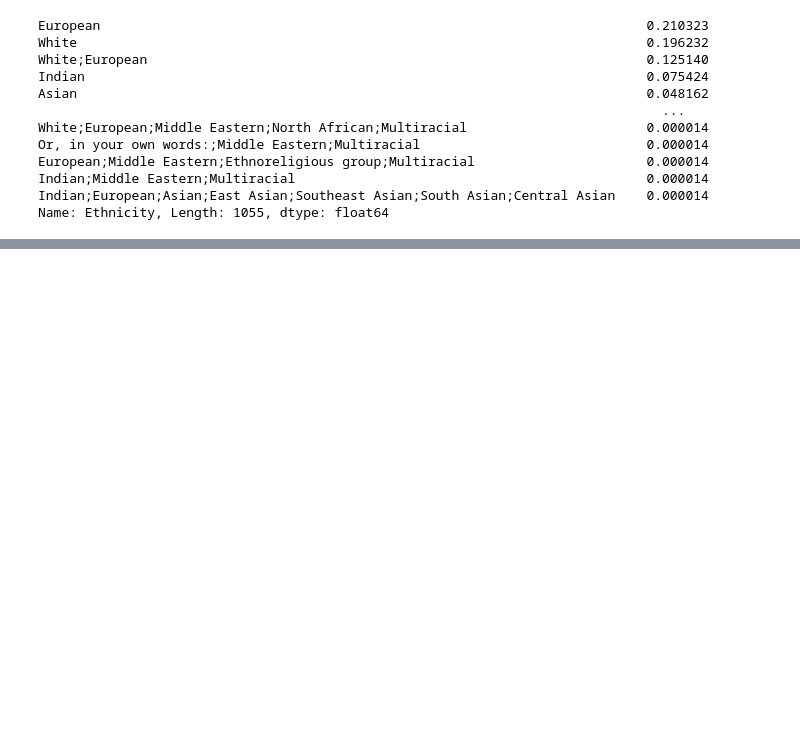
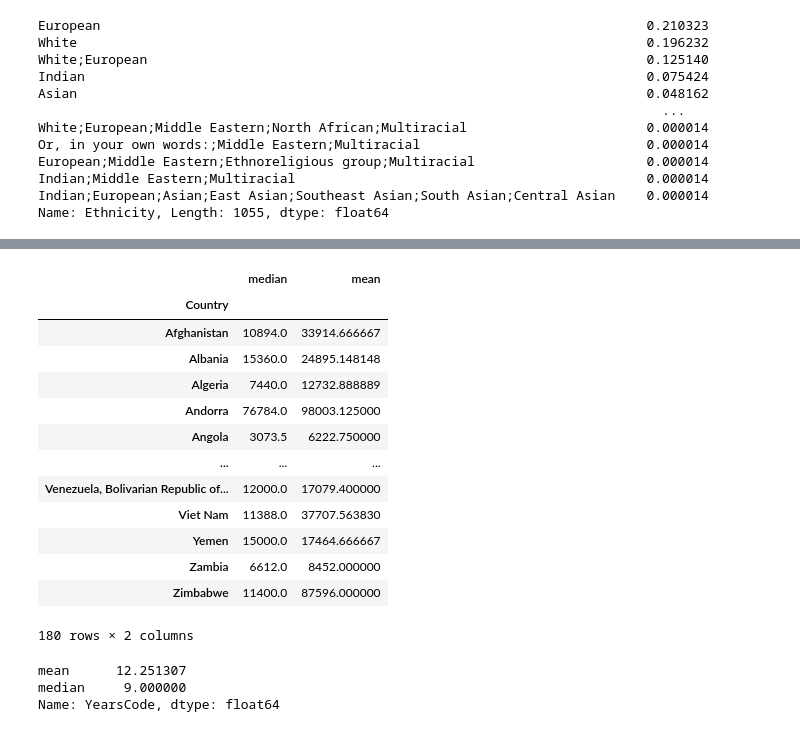
Before and after one commit to MohamoudAli12/PythonCodes, a Jupyter notebook: Data/StackOverFlowSurvey.ipynb, the cells around one changed output, grey strips where cells are left out. Drawn from its saved outputs; the diff is of its cells as text; code cells hidden in the pictures; blank space fills up the shorter version.

```diff
--- a/Data/StackOverFlowSurvey.ipynb
+++ b/Data/StackOverFlowSurvey.ipynb
@@ -209,3 +209,7 @@ European;Middle Eastern;Ethnoreligious group;Multiracial                      0.
 Indian;Middle Eastern;Multiracial                                             0.000014
 Indian;European;Asian;East Asian;Southeast Asian;South Asian;Central Asian    0.000014
 Name: Ethnicity, Length: 1055, dtype: float64
+# %%
+country_grp = df.groupby(['Country'])
+country_grp.get_group('Somalia')
+#country_grp['Employment'].value_counts()
@@ -211,0 +231,28 @@ Name: Ethnicity, Length: 1055, dtype: float64
+# %%
+country_grp['Annual_Salary_USD'].agg(['median','mean'])
+# %% [output]
+|  | median | mean |
+| Country |  |  |
+| Afghanistan | 10894.0 | 33914.666667 |
+| Albania | 15360.0 | 24895.148148 |
+| Algeria | 7440.0 | 12732.888889 |
+| Andorra | 76784.0 | 98003.125000 |
+| Angola | 3073.5 | 6222.750000 |
+| ... | ... | ... |
+| Venezuela, Bolivarian Republic of... | 12000.0 | 17079.400000 |
+| Viet Nam | 11388.0 | 37707.563830 |
+| Yemen | 15000.0 | 17464.666667 |
+| Zambia | 6612.0 | 8452.000000 |
+| Zimbabwe | 11400.0 | 87596.000000 |
+180 rows × 2 columns
+# %%
+#df['YearsCode']= df['YearsCode'].astype(float)
+df['YearsCode'].unique()
+df['YearsCode'].replace('Less than 1 year', 0, inplace = True)
+df['YearsCode'].replace('More than 50 years', 51, inplace = True)
+df['YearsCode']= df['YearsCode'].astype(float)
+df['YearsCode'].agg(['mean', 'median'])
+# %% [output]
+mean      12.251307
+median     9.000000
+Name: YearsCode, dtype: float64
```
Also changed, not shown: parts of 1 cell of this notebook.
